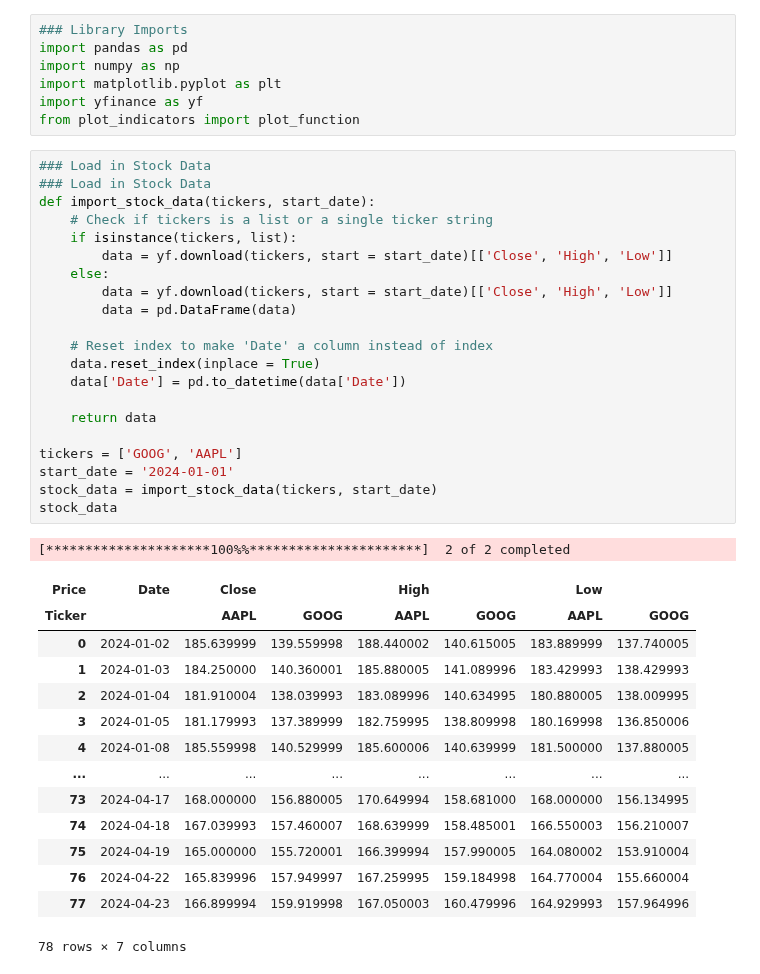
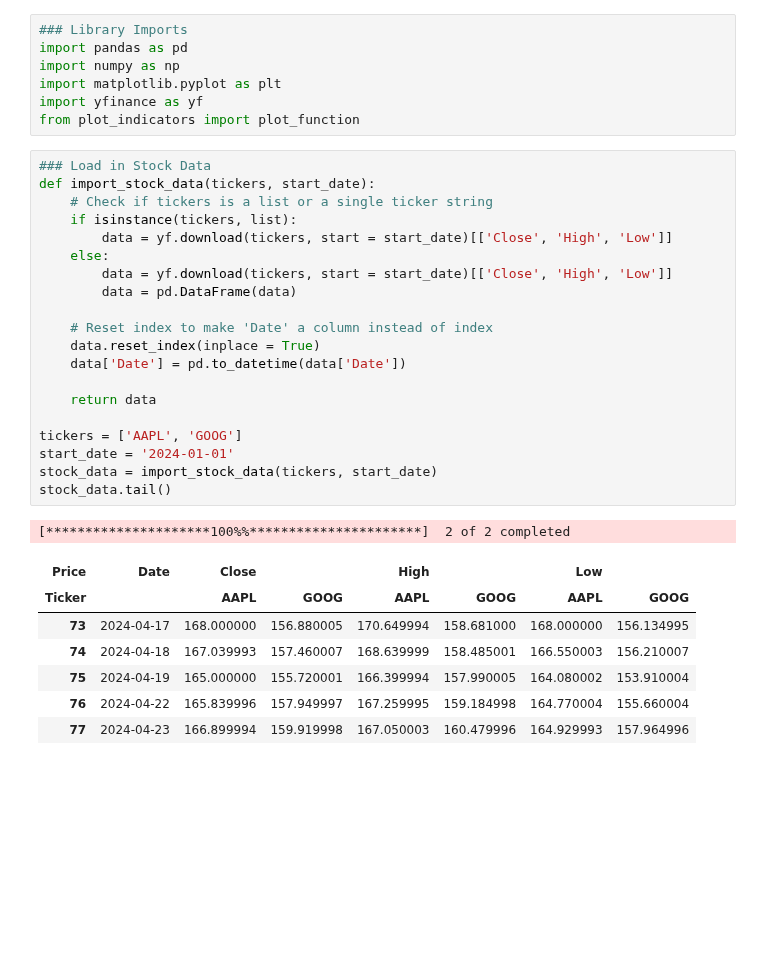
Before and after one commit to mburley127/TradingIndicators, a Jupyter notebook: Indicators/MACD.ipynb, the cells around one changed output. Saved outputs shown, nothing was run; the diff lists cells and outputs as text; blank space fills up the shorter version.

```diff
--- a/Indicators/MACD.ipynb
+++ b/Indicators/MACD.ipynb
@@ -6,42 +6,34 @@ import matplotlib.pyplot as plt
 import yfinance as yf
 from plot_indicators import plot_function
 # %%
-### Load in Stock Data
 ### Load in Stock Data
 def import_stock_data(tickers, start_date):
     # Check if tickers is a list or a single ticker string
     if isinstance(tickers, list):
         data = yf.download(tickers, start = start_date)[['Close', 'High', 'Low']]
     else:
         data = yf.download(tickers, start = start_date)[['Close', 'High', 'Low']]
         data = pd.DataFrame(data)
 
     # Reset index to make 'Date' a column instead of index
     data.reset_index(inplace = True)
     data['Date'] = pd.to_datetime(data['Date'])
 
     return data
 
-tickers = ['GOOG', 'AAPL']
+tickers = ['AAPL', 'GOOG']
 start_date = '2024-01-01'
 stock_data = import_stock_data(tickers, start_date)
-stock_data
+stock_data.tail()
 # %% [output]
 [*********************100%%**********************]  2 of 2 completed
 | Price | Date | Close |  | High |  | Low |  |
 | Ticker |  | AAPL | GOOG | AAPL | GOOG | AAPL | GOOG |
-| 0 | 2024-01-02 | 185.639999 | 139.559998 | 188.440002 | 140.615005 | 183.889999 | 137.740005 |
-| 1 | 2024-01-03 | 184.250000 | 140.360001 | 185.880005 | 141.089996 | 183.429993 | 138.429993 |
-| 2 | 2024-01-04 | 181.910004 | 138.039993 | 183.089996 | 140.634995 | 180.880005 | 138.009995 |
-| 3 | 2024-01-05 | 181.179993 | 137.389999 | 182.759995 | 138.809998 | 180.169998 | 136.850006 |
-| 4 | 2024-01-08 | 185.559998 | 140.529999 | 185.600006 | 140.639999 | 181.500000 | 137.880005 |
-| ... | ... | ... | ... | ... | ... | ... | ... |
 | 73 | 2024-04-17 | 168.000000 | 156.880005 | 170.649994 | 158.681000 | 168.000000 | 156.134995 |
 | 74 | 2024-04-18 | 167.039993 | 157.460007 | 168.639999 | 158.485001 | 166.550003 | 156.210007 |
 | 75 | 2024-04-19 | 165.000000 | 155.720001 | 166.399994 | 157.990005 | 164.080002 | 153.910004 |
 | 76 | 2024-04-22 | 165.839996 | 157.949997 | 167.259995 | 159.184998 | 164.770004 | 155.660004 |
 | 77 | 2024-04-23 | 166.899994 | 159.919998 | 167.050003 | 160.479996 | 164.929993 | 157.964996 |
-78 rows × 7 columns
 # %%
 ### MACD Function for Multiple Stocks
 def get_macd(tickers, df):
```
Also changed, not shown: parts of 2 cells of this notebook, 5 other files.
